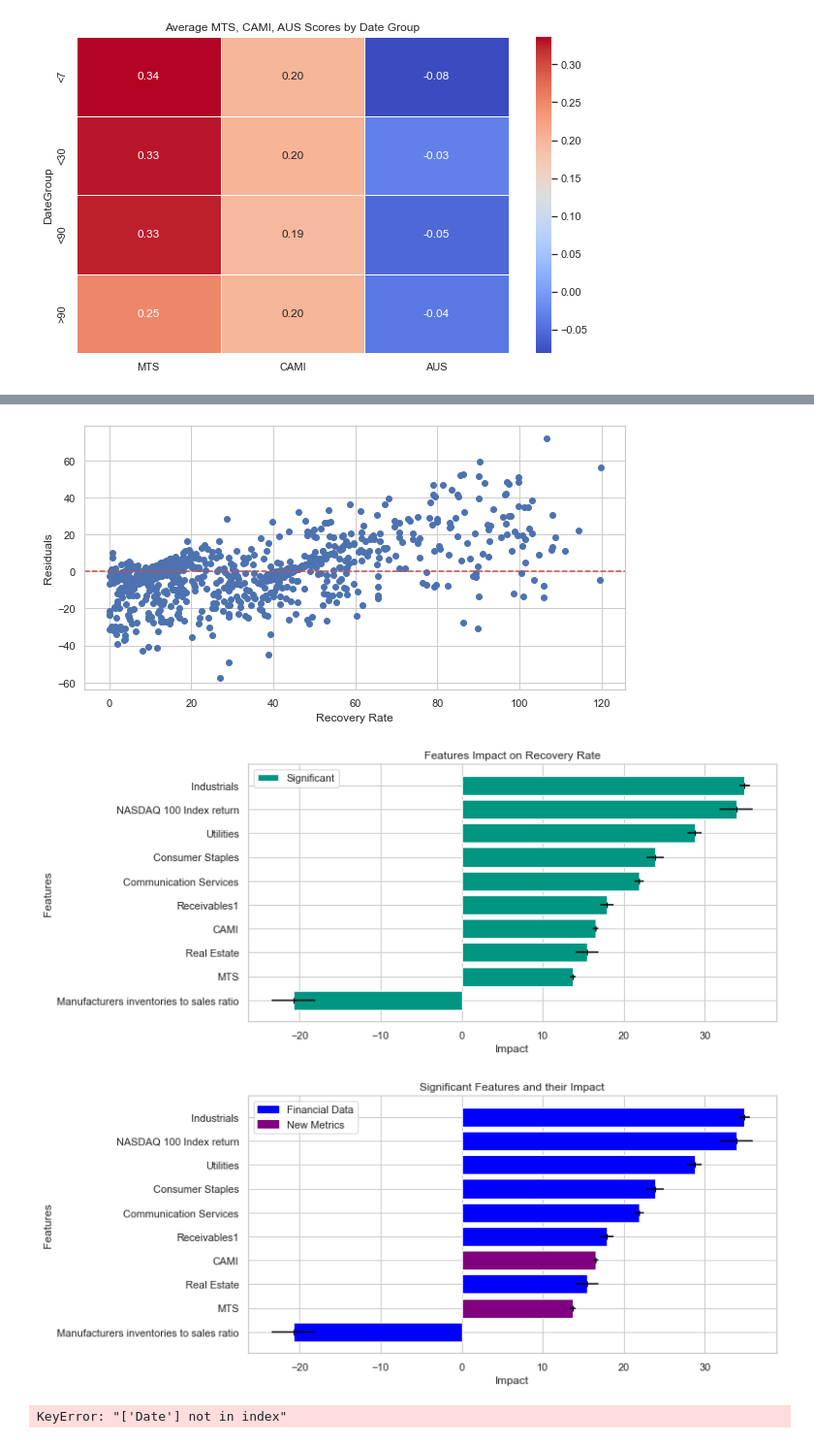
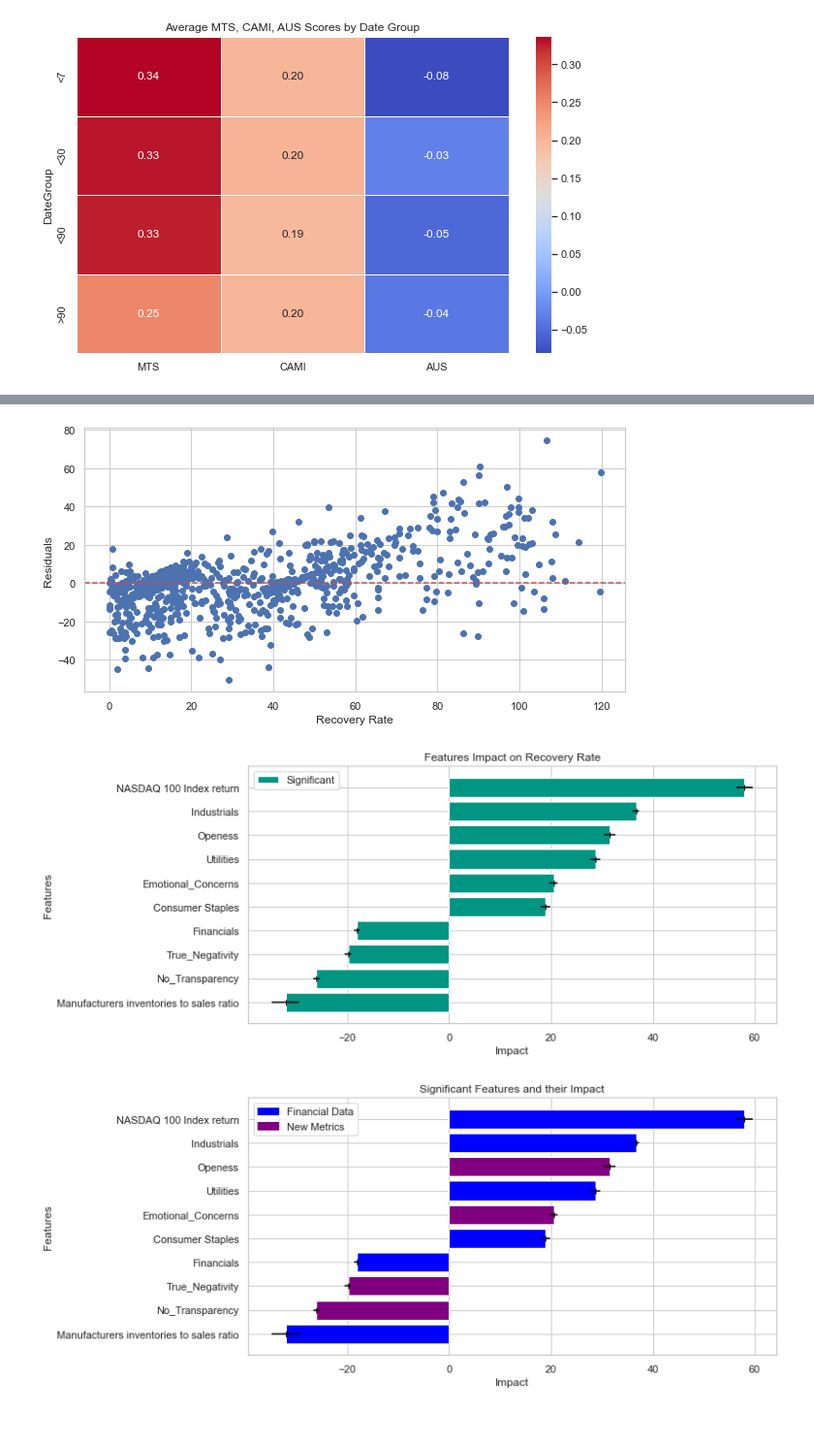
Before and after one commit to constantin1101/LLM_CreditorRRPrediction, a Jupyter notebook: composite_metrics.ipynb, the cells around one changed output, grey strips where cells are left out. Shown at 97% size. Drawn from its saved outputs; the diff is of its cells as text; code cells hidden in the pictures.

```diff
--- a/composite_metrics.ipynb
+++ b/composite_metrics.ipynb
@@ -528,8 +539,8 @@ final_df = composite_df[['RR']
                     + supporting_features_1
                     + supporting_features_2
                     + ['No_Transparency', 'No_Awareness', 'Openess']
-                    + ['Emotional_Concerns', 'Contradicting_Satisfaction']
-                    + ['Emotion_Valuation']
+                    + ['Emotional_Concerns', 'True_Satisfaction', 'True_Negativity']
+                    + ['Constructive_Engagement_Score', 'Ambiguous_Emotion_Score']
                     ]
 
 # reset index
@@ -737,14 +739,8 @@ R-squared: 0.6615252608254151
 '''NON-PRIMARY'''
 
 df = trade_df.copy()
-with_emotion = True
 
-composite_df = compute_scores(df, non_primary_model, False)
-
-if with_emotion:
-    composite_df['CAMI'] = composite_df['CAMI'] + composite_df['Emotion_Valuation']
-    composite_df['AUS'] = composite_df['AUS'] + composite_df['Analyst_Emotion_Valuation']
-    composite_df = composite_df.drop(columns=['Emotion_Valuation', 'Analyst_Emotion_Valuation'])
+composite_df = compute_scores(df, non_primary_model, True, True)
 
 # Select the supporting features, nlp_lables, and RR from final_df
 final_df = composite_df[['dealer_RR', 'PrimaryDealer']
@@ -792,7 +788,4 @@ plt.show()
 
 create_significant_chart(model)
 create_colored_chart(model)
-#build_score_overview(composite_df)
-#build_heatmap_macro(composite_df)
-#build_heatmap_industries(composite_df)
 # %% [output]
@@ -822,20 +815,15 @@ R-squared: 0.6824885102510199
 '''PRIMARY'''
 
 df = trade_df.copy()
-with_emotion = False
-
 composite_df = create_loadings(df)
-
-if with_emotion:
-    composite_df['CAMI'] = composite_df['CAMI'] + composite_df['Emotion_Valuation']
-    composite_df['AUS'] = composite_df['AUS'] + composite_df['Analyst_Emotion_Valuation']
-    composite_df = composite_df.drop(columns=['Emotion_Valuation', 'Analyst_Emotion_Valuation'])
 
 # Select the supporting features, nlp_lables, and RR from final_df
 final_df = composite_df[['dealer_RR', 'PrimaryDealer']
                     + supporting_features_1
                     + supporting_features_2
-                    + ['MTS', 'CAMI', 'AUS']
+                    + ['No_Transparency', 'No_Awareness', 'Openess']
+                    + ['Emotional_Concerns', 'True_Satisfaction', 'True_Negativity']
+                    + ['Emotion_Valuation']
                     ]
 
 
@@ -877,9 +865,6 @@ plt.show()
 
 create_significant_chart(model)
 create_colored_chart(model)
-build_score_overview(composite_df)
-build_heatmap_macro(composite_df)
-build_heatmap_industries(composite_df)
 # %% [output]
                             OLS Regression Results
 ==============================================================================
@@ -907,21 +891,16 @@ KeyError: "['Date'] not in index"
 '''PCA'''
 '''NON-PRIMARY'''
 
-with_emotion = True
-
+df = trade_df.copy()
 composite_df = create_loadings(df)
-
-if with_emotion:
-    composite_df['CAMI'] = composite_df['CAMI'] + composite_df['Emotion_Valuation']
-    composite_df['AUS'] = composite_df['AUS'] + composite_df['Analyst_Emotion_Valuation']
-    composite_df = composite_df.drop(columns=['Emotion_Valuation', 'Analyst_Emotion_Valuation'])
 
 # Select the supporting features, nlp_lables, and RR from final_df
 final_df = composite_df[['dealer_RR', 'PrimaryDealer']
                     + supporting_features_1
                     + supporting_features_2
-                    + ['MTS', 'CAMI', 'AUS']
-                    #+ ['Emotion_Valuation', 'Analyst_Emotion_Valuation']
+                    + ['No_Transparency', 'No_Awareness', 'Openess']
+                    + ['Emotional_Concerns', 'True_Satisfaction', 'True_Negativity']
+                    + ['Emotion_Valuation']
                     ]
 
 
@@ -963,9 +942,6 @@ plt.show()
 
 create_significant_chart(model)
 create_colored_chart(model)
-build_score_overview(composite_df)
-build_heatmap_macro(composite_df)
-build_heatmap_industries(composite_df)
 # %% [output]
                             OLS Regression Results
 ==============================================================================
@@ -987,4 +963,3 @@ R-squared: 0.650277126972276
-[figure, old version]
+[figure, new version]
-[figure, old version]
+[figure, new version]
-[figure, old version]
+[figure, new version]
-KeyError: "['Date'] not in index"
```
Also changed, not shown: parts of 8 cells of this notebook.
